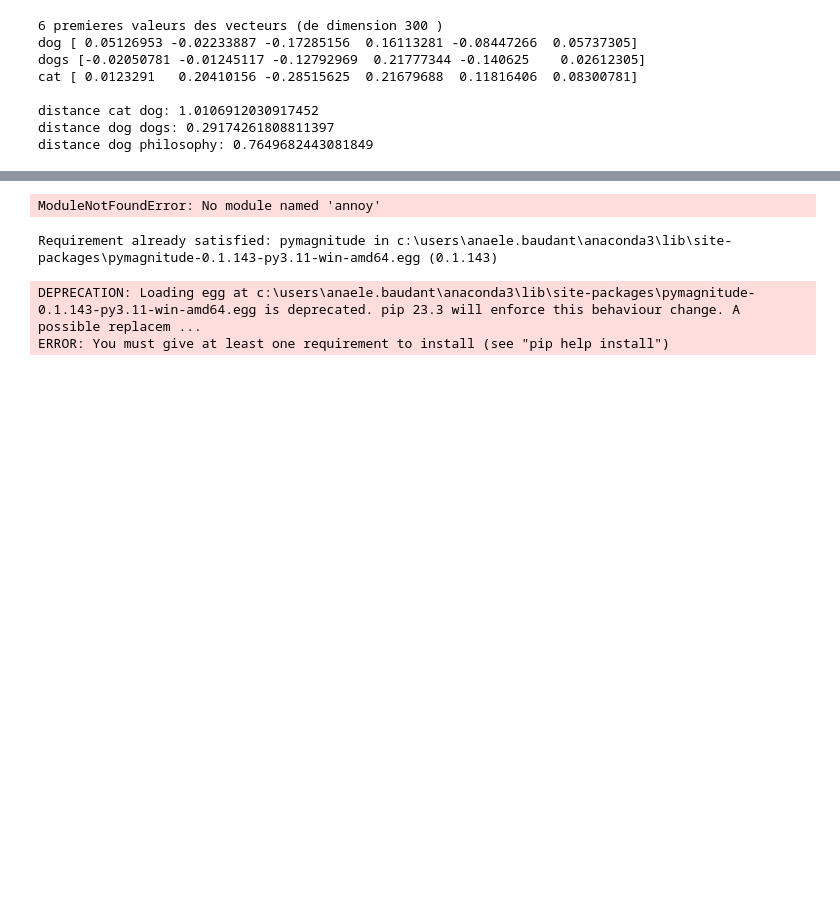
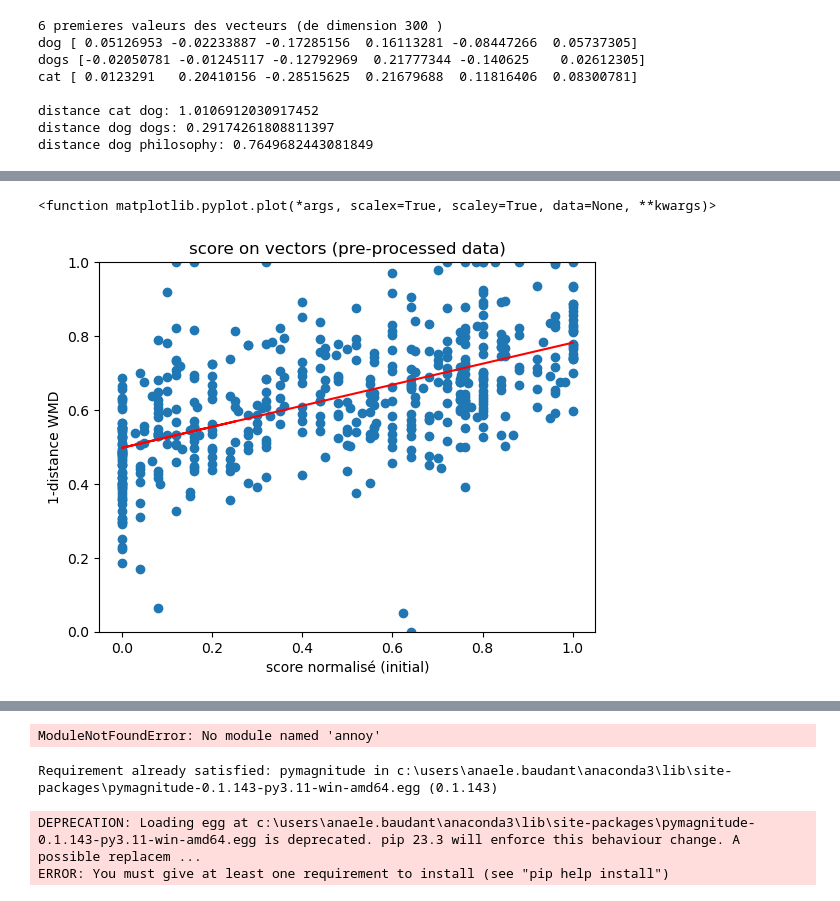
Before and after one commit to PascalMahe/MSIA_IA717_NLP_Project, a Jupyter notebook: Embedding_Anaele.ipynb, the cells around one changed output, grey strips where cells are left out. Drawn from its saved outputs; the diff is of its cells as text; code cells hidden in the pictures; blank space fills up the shorter version.

```diff
--- a/Embedding_Anaele.ipynb
+++ b/Embedding_Anaele.ipynb
@@ -323,0 +370,18 @@ plt.plot
+# %%
+
+# score initial (x) et 1-score_pwd (y) NON PREPROCESSED
+x , y = df_train_pp['scores_norm'] , df_train_pp['scores_WMD_matrix']
+x=x[:500]
+y=y[:500]
+m, b = np.polyfit(x,y, 1)
+plt.scatter(x,y)#),'.',color='red')
+#plt.scatter(df_train['scores_init'],df_train['scores_WMD_exp'])
+plt.plot(x, m*x + b, color='red')
+plt.xlabel('score normalisé (initial)',fontsize=10)
+plt.ylabel('1-distance WMD',fontsize=10)
+plt.axis(ymax = 1,ymin=0)
+plt.title('score on vectors (pre-processed data)')
+plt.plot
+# %% [output]
+<function matplotlib.pyplot.plot(*args, scalex=True, scaley=True, data=None, **kwargs)>
+[figure, added]
```
Also changed, not shown: parts of 19 cells of this notebook.
